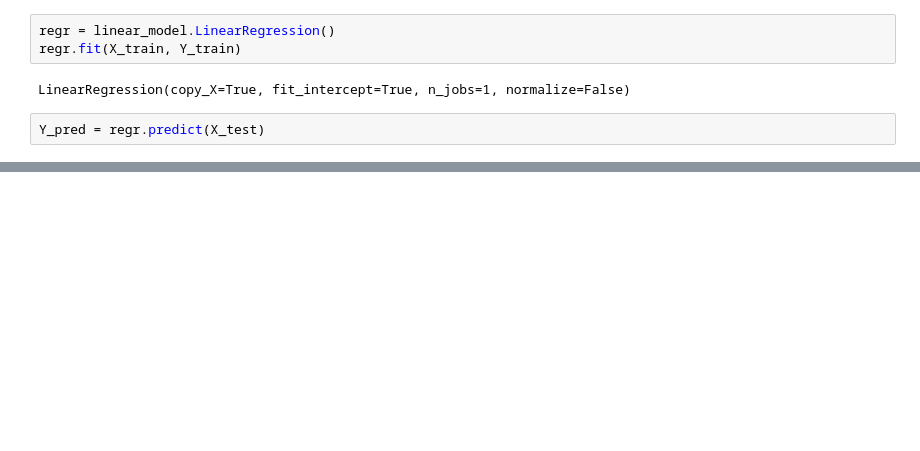
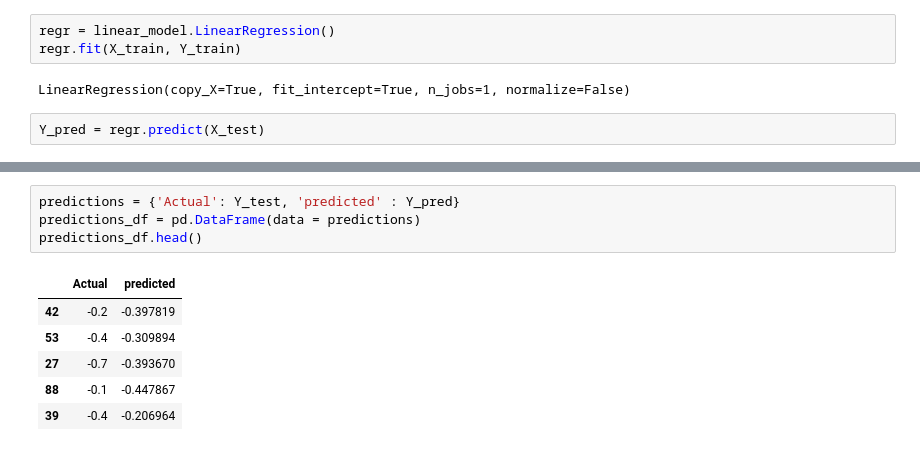
Before and after one commit to awillet/vanderbilt-aspire-data-essentials, a Jupyter notebook: alaina_pct_over_50.ipynb, the cells around one changed output, grey strips where cells are left out. Drawn from its saved outputs; the diff is of its cells as text; blank space fills up the shorter version.

```diff
--- a/alaina_pct_over_50.ipynb
+++ b/alaina_pct_over_50.ipynb
@@ -532,0 +533,11 @@ Variance score: 0.04
+# %%
+predictions = {'Actual': Y_test, 'predicted' : Y_pred}
+predictions_df = pd.DataFrame(data = predictions)
+predictions_df.head()
+# %% [output]
+|  | Actual | predicted |
+| 42 | -0.2 | -0.397819 |
+| 53 | -0.4 | -0.309894 |
+| 27 | -0.7 | -0.393670 |
+| 88 | -0.1 | -0.447867 |
+| 39 | -0.4 | -0.206964 |
```
Also changed, not shown: parts of 5 cells of this notebook.
